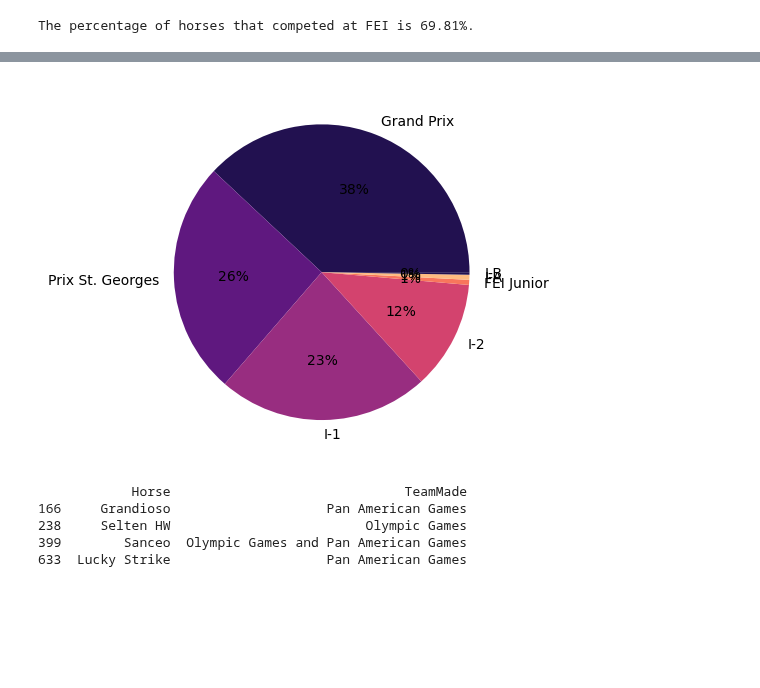
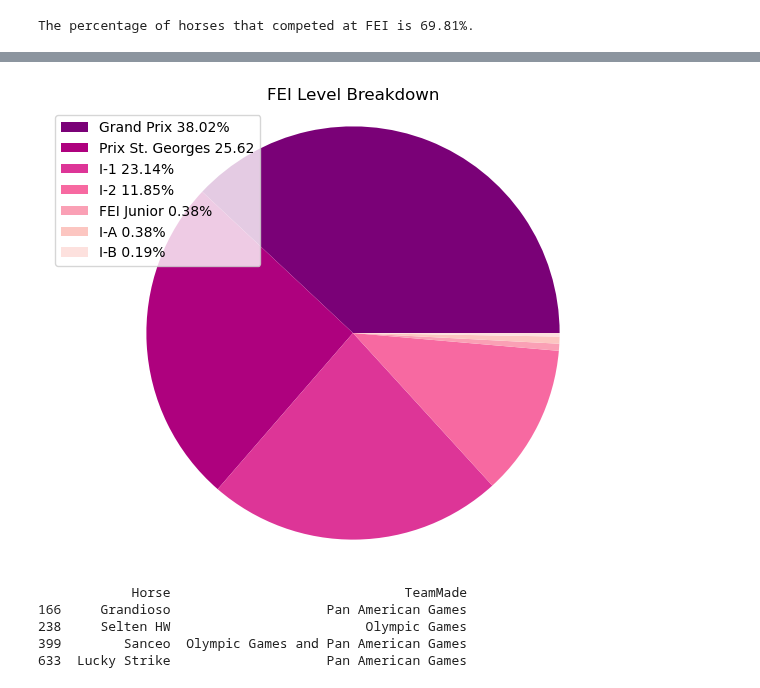
Before and after one commit to siobyrne/young-dressage-horse-program-analysis, a Jupyter notebook: younghorse.ipynb, the cells around one changed output, grey strips where cells are left out. Drawn from its saved outputs; the diff is of its cells as text; code cells hidden in the pictures; blank space fills up the shorter version.

Commit message:
Add images folder, create pie chart for overall level breakdown

```diff
--- a/younghorse.ipynb
+++ b/younghorse.ipynb
@@ -169,15 +220,22 @@ The percentage of horses that competed at FEI is 69.81%.
 # %%
 fei_level_groups = championship_df[(championship_df['HighestLevel'].isin(levels)) & (championship_df["Year"] <= 2019) &
                              (championship_df["Division"].str.contains("USEF4|FEI5|FEI6"))]
 fei_level_groups = fei_level_groups.drop_duplicates(subset=['USDFNumber'])
-fei_level_groups = fei_level_groups["HighestLevel"].value_counts()
+fei_level_count = fei_level_groups["HighestLevel"].value_counts()
+fei_labels = ['Grand Prix 38.02%', 'Prix St. Georges 25.62', 'I-1 23.14%', 'I-2 11.85%','FEI Junior 0.38%', 'I-A 0.38%', 'I-B 0.19%']
 
-palette_color = sns.color_palette('magma')
 
-plt.pie(fei_level_groups, labels=fei_level_groups.index, colors=palette_color, autopct='%.0f%%')
+palette_color = sns.color_palette('RdPu_r', 7)
+colors = []
+
+patches, colors = plt.pie(fei_level_count, colors=palette_color)
+plt.legend(patches,fei_labels, loc='upper left')
+plt.axis('equal')
+plt.tight_layout()
+plt.title("FEI Level Breakdown")
 plt.show()
 # %% [output]
-[figure, old version]
+[figure, new version]
 # %%
 # get a list of the horses that went on to make an international team (Pan American or Olympic Games)
 # that competed in the 4/5/6 year old divisions from 2002-2019
```
Also changed, not shown: parts of 4 cells of this notebook.
